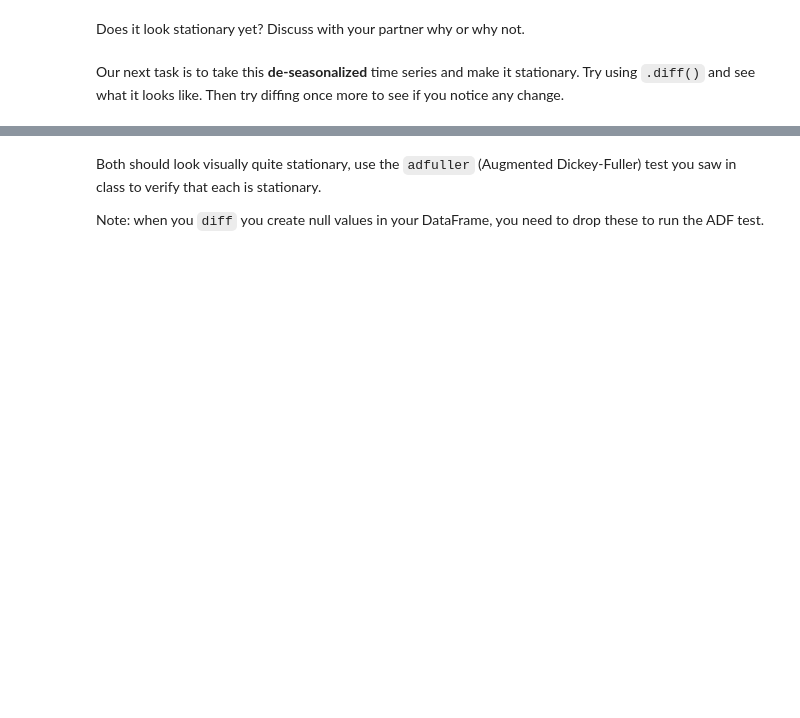
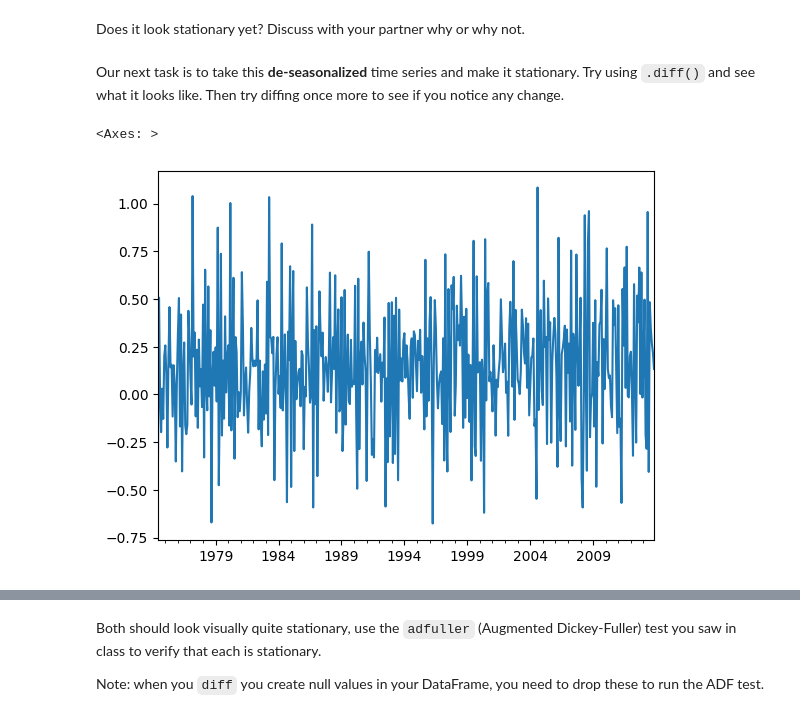
Before and after one commit to itsyeren/arima-seasonal, a Jupyter notebook: arima_seasonal_intro.ipynb, the cells around one changed output, grey strips where cells are left out. Drawn from its saved outputs; the diff is of its cells as text; code cells hidden in the pictures; blank space fills up the shorter version.

```diff
--- a/arima_seasonal_intro.ipynb
+++ b/arima_seasonal_intro.ipynb
@@ -360,0 +360,5 @@ Our next task is to take this __de-seasonalized__ time series and make it statio
+# %%
+seasonal_stripped.diff().dropna().plot()
+# %% [output]
+<Axes: >
+[figure, added]
```
Also changed, not shown: parts of 27 cells of this notebook, 1 other file.
